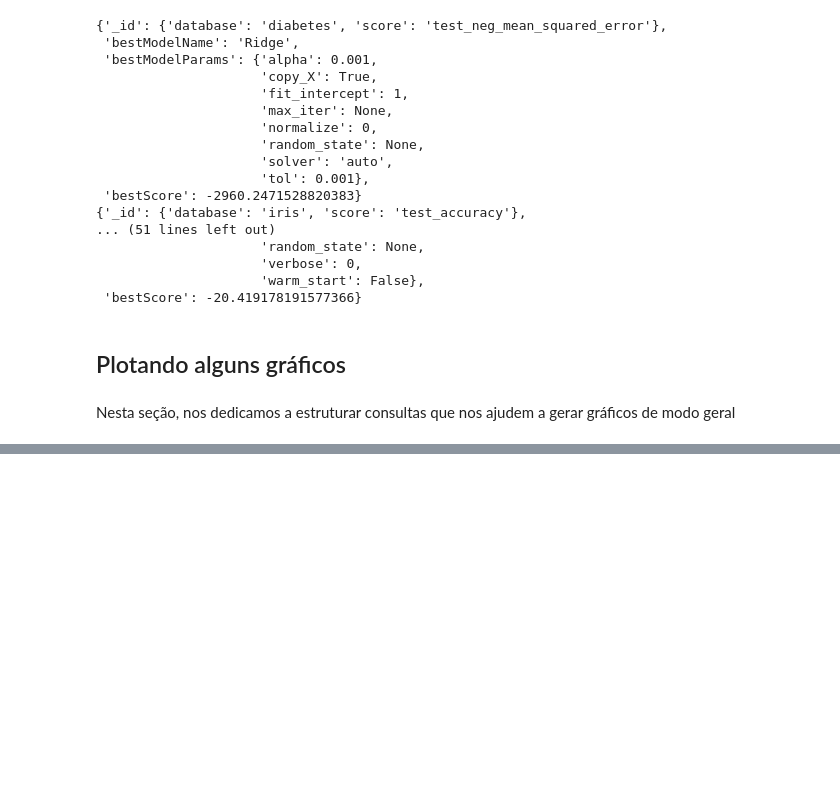
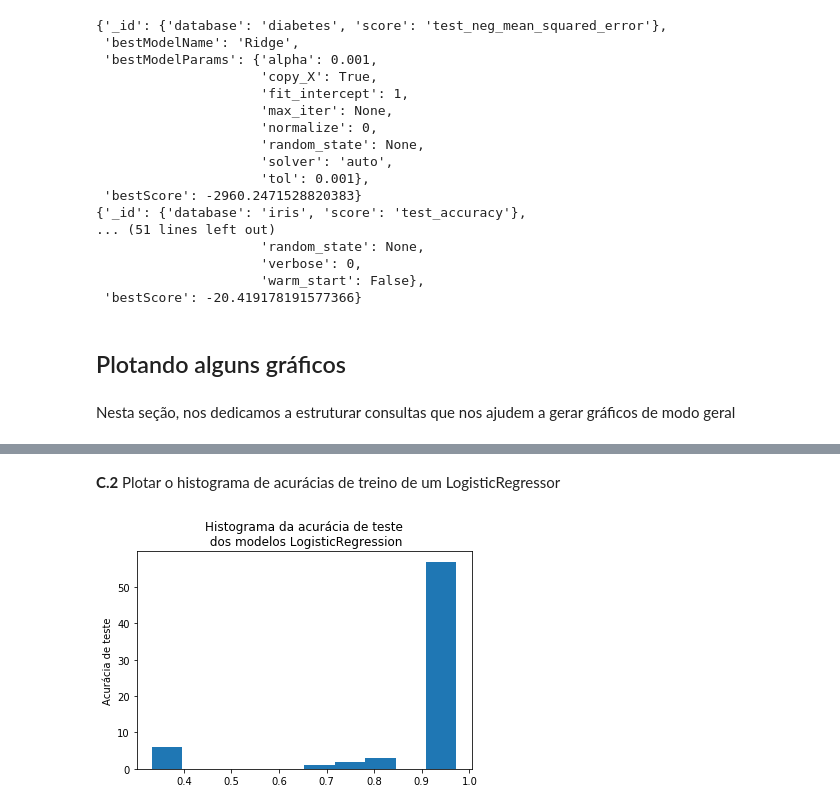
Before and after one commit to jaumpedro214/HyperTuning_Redis_Mongo, a Jupyter notebook: Consultas - MongoDB.ipynb, the cells around one changed output, grey strips where cells are left out. Cells and saved outputs as stored; diff of their text form; code cells hidden in the pictures; blank space fills up the shorter version.

```diff
--- a/Consultas - MongoDB.ipynb
+++ b/Consultas - MongoDB.ipynb
@@ -655,0 +686,26 @@ Nesta seção, nos dedicamos a estruturar consultas que nos ajudem a gerar gráf
+# %% [markdown]
+**C.2** Plotar o histograma de acurácias de treino de um LogisticRegressor
+# %%
+cursor = db.doc_table.aggregate(
+                                [
+                                 {
+                                     "$match": {
+                                                "name":"LogisticRegression"
+                                               }
+                                 },
+                                 {
+                                     "$group": {
+                                                "_id":"",
+                                                "test_accuracies":{"$push":"$scores.test_accuracy"}
+                                               }
+                                 },
+                                ]
+                               )
+
+dist = list(cursor)[0]['test_accuracies']
+plt.hist(dist)
+plt.ylabel("Acurácia de teste")
+plt.title("Histograma da acurácia de teste\n dos modelos LogisticRegression")
+plt.show()
+# %% [output]
+[figure, added]
```
Also changed, not shown: parts of 23 cells of this notebook.
